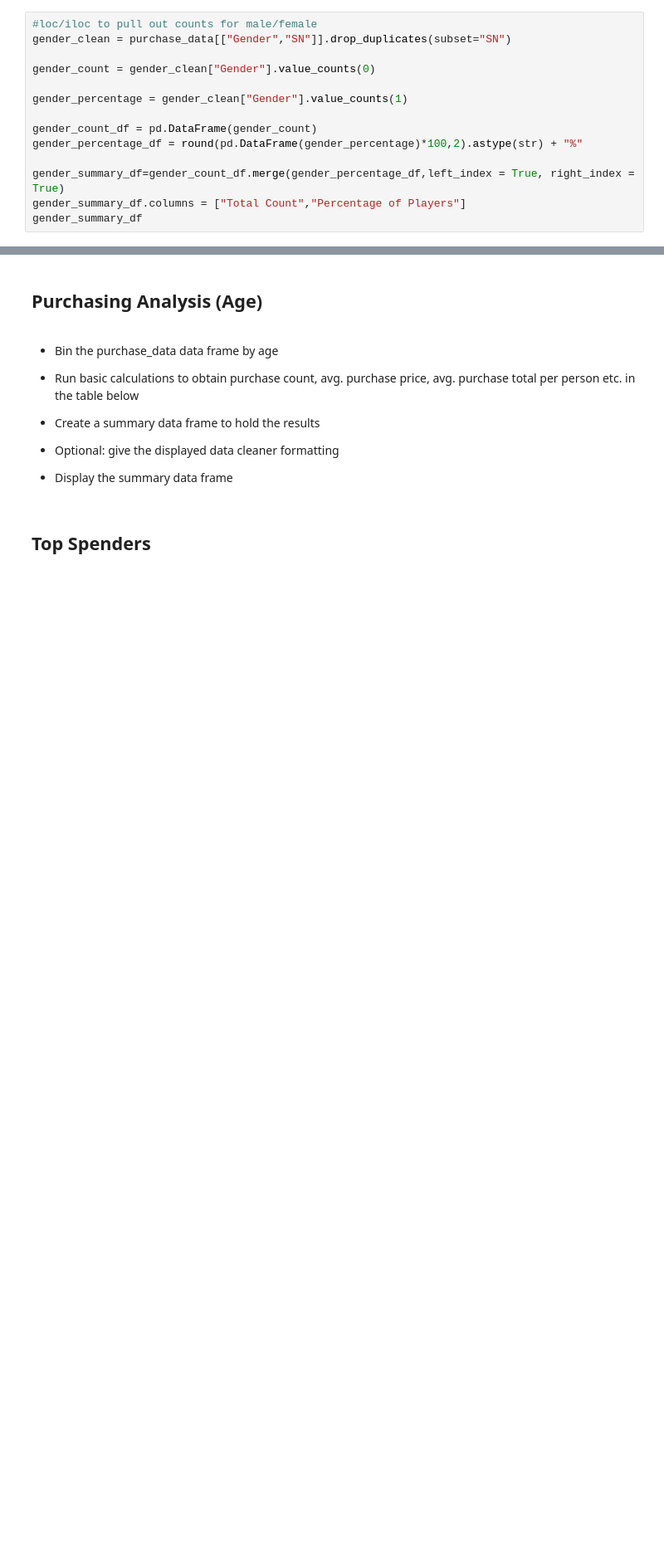
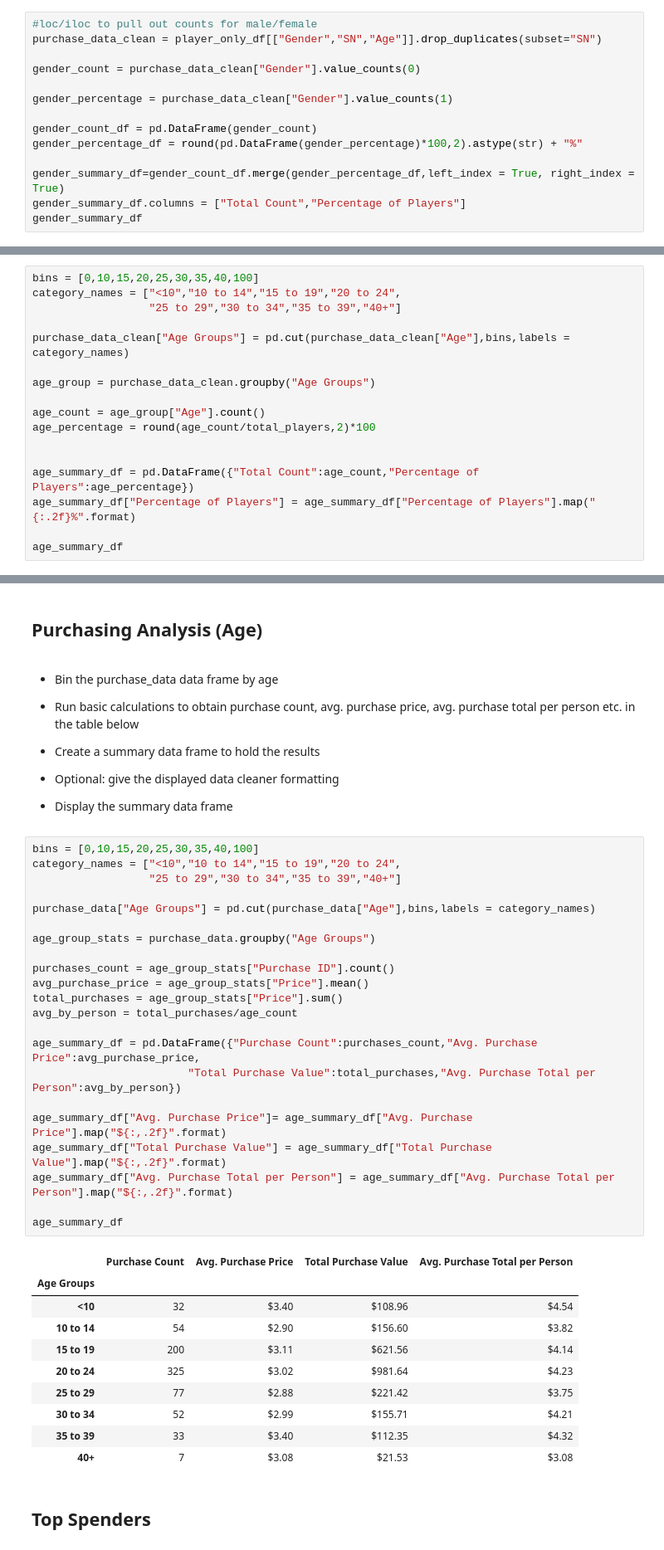
Before and after one commit to alysiadugan4/Heroes-of-Pymoli, a Jupyter notebook: HeroesofPymoli/Heroes.ipynb, the cells around one changed output, grey strips where cells are left out. Shown at 83% size. Drawn from its saved outputs; the diff is of its cells as text; blank space fills up the shorter version.

```diff
--- a/HeroesofPymoli/Heroes.ipynb
+++ b/HeroesofPymoli/Heroes.ipynb
@@ -72,11 +76,11 @@ summary_df
 * Percentage and Count of Other / Non-Disclosed
 # %%
 #loc/iloc to pull out counts for male/female
-gender_clean = purchase_data[["Gender","SN"]].drop_duplicates(subset="SN")
+purchase_data_clean = player_only_df[["Gender","SN","Age"]].drop_duplicates(subset="SN")
 
-gender_count = gender_clean["Gender"].value_counts(0)
+gender_count = purchase_data_clean["Gender"].value_counts(0)
 
-gender_percentage = gender_clean["Gender"].value_counts(1)
+gender_percentage = purchase_data_clean["Gender"].value_counts(1)
 
 gender_count_df = pd.DataFrame(gender_count)
 gender_percentage_df = round(pd.DataFrame(gender_percentage)*100,2).astype(str) + "%"
@@ -165,0 +154,17 @@ purchase_data.head()
+# %%
+bins = [0,10,15,20,25,30,35,40,100]
+category_names = ["<10","10 to 14","15 to 19","20 to 24",
+                  "25 to 29","30 to 34","35 to 39","40+"]
+
+purchase_data_clean["Age Groups"] = pd.cut(purchase_data_clean["Age"],bins,labels = category_names)
+
+age_group = purchase_data_clean.groupby("Age Groups")
+
+age_count = age_group["Age"].count()
+age_percentage = round(age_count/total_players,2)*100
+
+
+age_summary_df = pd.DataFrame({"Total Count":age_count,"Percentage of Players":age_percentage})
+age_summary_df["Percentage of Players"] = age_summary_df["Percentage of Players"].map("{:.2f}%".format)
+
+age_summary_df
@@ -179,6 +195,39 @@ purchase_data.head()
 
 
 * Display the summary data frame
+# %%
+bins = [0,10,15,20,25,30,35,40,100]
+category_names = ["<10","10 to 14","15 to 19","20 to 24",
+                  "25 to 29","30 to 34","35 to 39","40+"]
+
+purchase_data["Age Groups"] = pd.cut(purchase_data["Age"],bins,labels = category_names)
+
+age_group_stats = purchase_data.groupby("Age Groups")
+
+purchases_count = age_group_stats["Purchase ID"].count()
+avg_purchase_price = age_group_stats["Price"].mean()
+total_purchases = age_group_stats["Price"].sum()
+avg_by_person = total_purchases/age_count
+
+age_summary_df = pd.DataFrame({"Purchase Count":purchases_count,"Avg. Purchase Price":avg_purchase_price,
+                        "Total Purchase Value":total_purchases,"Avg. Purchase Total per Person":avg_by_person})
+
+age_summary_df["Avg. Purchase Price"]= age_summary_df["Avg. Purchase Price"].map("${:,.2f}".format)
+age_summary_df["Total Purchase Value"] = age_summary_df["Total Purchase Value"].map("${:,.2f}".format)
+age_summary_df["Avg. Purchase Total per Person"] = age_summary_df["Avg. Purchase Total per Person"].map("${:,.2f}".format)
+
+age_summary_df
+# %% [output]
+|  | Purchase Count | Avg. Purchase Price | Total Purchase Value | Avg. Purchase Total per Person |
+| Age Groups |  |  |  |  |
+| <10 | 32 | $3.40 | $108.96 | $4.54 |
+| 10 to 14 | 54 | $2.90 | $156.60 | $3.82 |
+| 15 to 19 | 200 | $3.11 | $621.56 | $4.14 |
+| 20 to 24 | 325 | $3.02 | $981.64 | $4.23 |
+| 25 to 29 | 77 | $2.88 | $221.42 | $3.75 |
+| 30 to 34 | 52 | $2.99 | $155.71 | $4.21 |
+| 35 to 39 | 33 | $3.40 | $112.35 | $4.32 |
+| 40+ | 7 | $3.08 | $21.53 | $3.08 |
 # %% [markdown]
 ## Top Spenders
 # %% [markdown]
```
Also changed, not shown: parts of 8 cells of this notebook.
